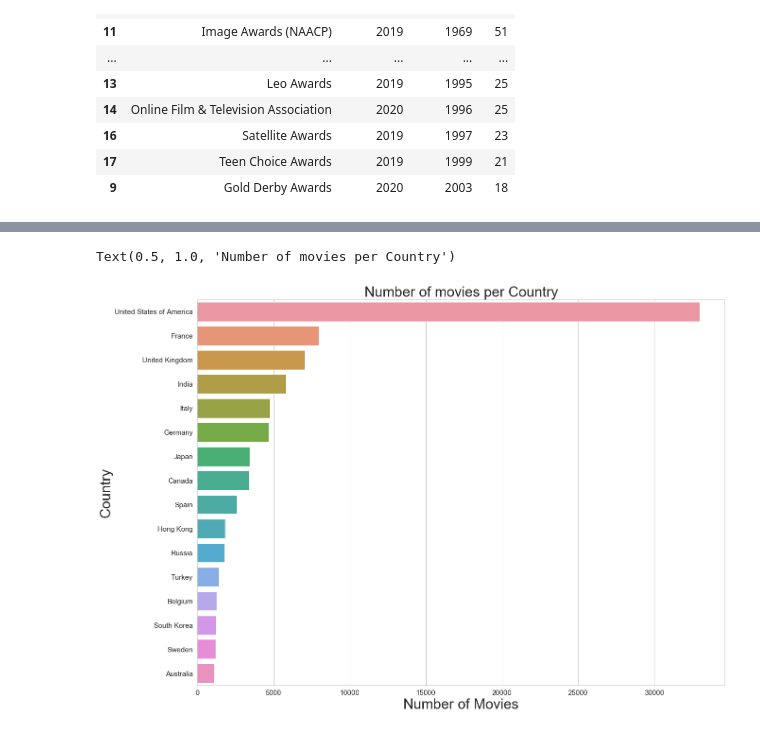
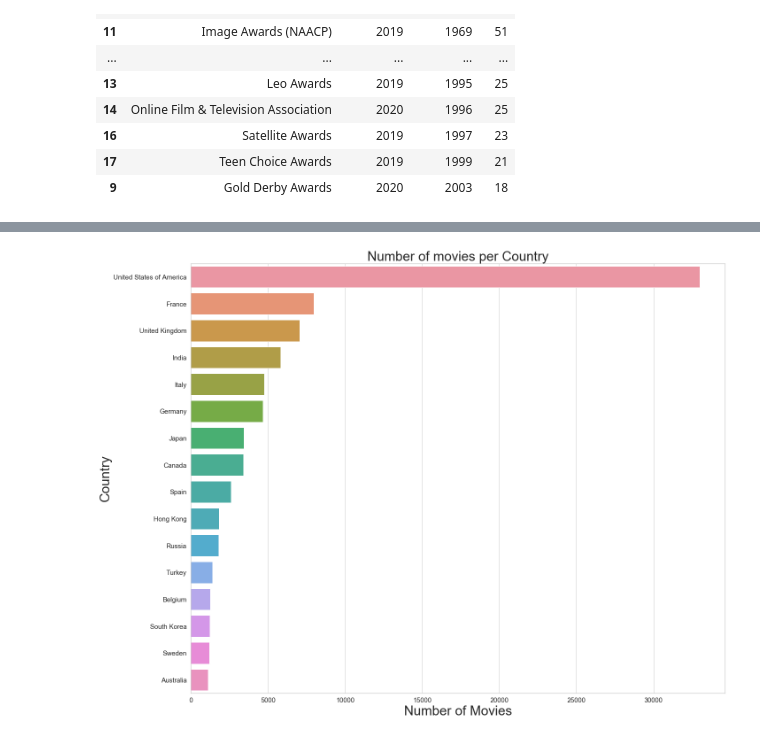
Before and after one commit to YBouquet/com-480-project-lesbigleux, a Jupyter notebook: Preprocess/Data_Analysis_M1.ipynb, the cells around one changed output, grey strips where cells are left out. Cells and saved outputs as stored; diff of their text form; code cells hidden in the pictures.

```diff
--- a/Preprocess/Data_Analysis_M1.ipynb
+++ b/Preprocess/Data_Analysis_M1.ipynb
@@ -220,0 +268,21 @@ Text(0.5, 1.0, 'Existence period of each event')
+# %%
+top_awards = top_awards.sort_values(by = 'N_nominees', ascending = False)
+
+sns.set(style="whitegrid")
+f, ax = plt.subplots(figsize=(36, 15))
+
+sns.set_color_codes("pastel")
+
+sns.barplot(x= top_awards.N_nominees, y= top_awards.awardName,
+            label="Nominees", color="b")
+sns.set_color_codes("muted")
+sns.barplot(x = top_awards.N_winners, y = top_awards.awardName,
+            label="Winners", color="y")
+ax.legend(ncol=2, loc="lower right", frameon=True, fontsize = 40)
+ax.set_ylabel(ylabel="Award Name", fontsize = 30)
+ax.set_xlabel(xlabel="Primary Nominees", fontsize = 30)
+ax.tick_params(labelsize=20)
+ax.set_title('Total of primary nominees and winners by event', fontsize = 30)
+plt.tight_layout()
+
+plt.savefig('./figures/total_primary_by_award.jpeg')
@@ -241,25 +359,28 @@ def country_clean(name):
         return 'Russia'
     if name == 'West Germany':
         return 'Germany'
+    if name == 'USA':
+        return 'United States of America'
     return name
 movies['country'] = movies.country.apply(lambda x : country_clean(x))
 # %%
 country_vc = movies.country.value_counts()
 mdn = country_vc.describe().quantile([0.75])
-countries_freq = country_vc.reset_index(level = 0).rename(columns = {'country' : 'frequency','index': 'country'})
+countries_freq = country_vc.reset_index(level = 0)\
+                                .rename(columns = {'country' : 'frequency','index': 'country'})
+countries_freq = countries_freq[countries_freq.frequency.apply(lambda x: x>= mdn[0.75])]
-# %%
-countries_freq = countries_freq[countries_freq.frequency.apply(lambda x: x>= mdn[0.75])]
-countries_freq.iloc[0, 0] = 'United States of America'
 # %%
 f, ax = plt.subplots(figsize=(20, 15))
 
 sns.set_color_codes("pastel")
 
 sns.barplot(x= 'frequency', y= 'country', data = countries_freq)
 ax.set_ylabel(ylabel="Country", fontsize = 30)
 ax.set_xlabel(xlabel="Number of Movies", fontsize = 30)
 ax.tick_params(labelsize=15)
 ax.set_title('Number of movies per Country', fontsize = 30)
+plt.tight_layout()
+
+plt.savefig('./figures/imdb_movies_by_country.jpeg')
 # %% [output]
-Text(0.5, 1.0, 'Number of movies per Country')
-[figure, old version]
+[figure, new version]
```
Also changed, not shown: parts of 25 cells of this notebook.
